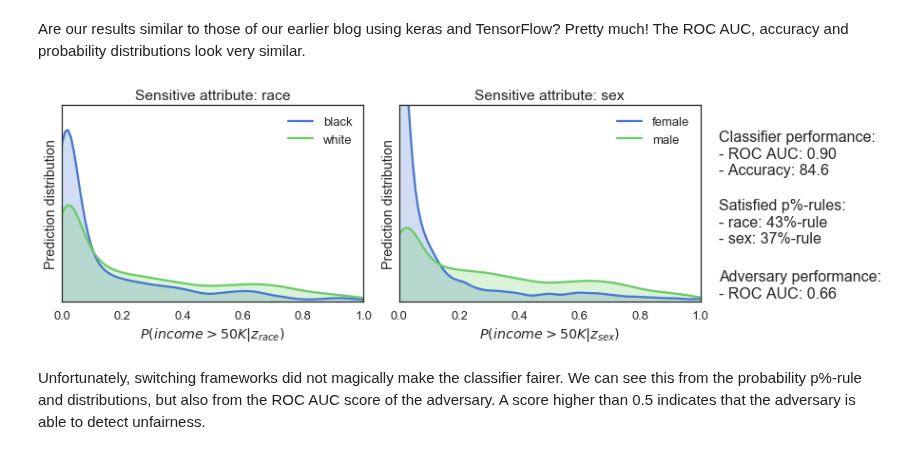
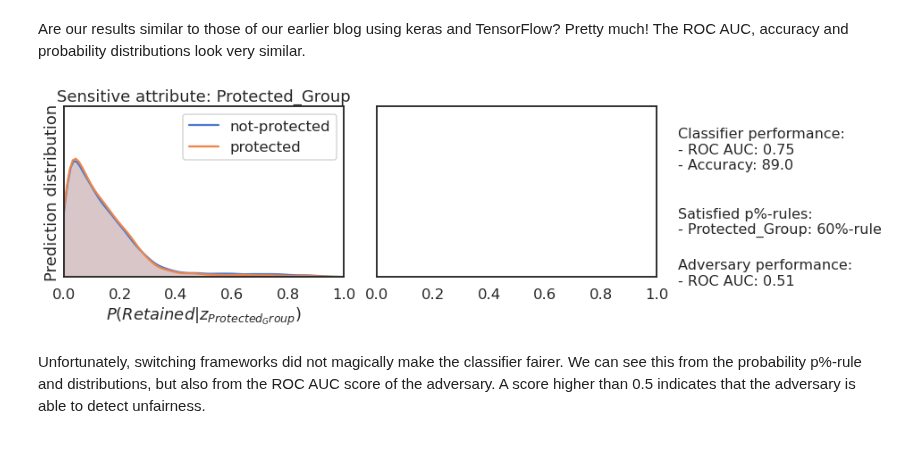
Before and after one commit to equialgo/fairness-in-ml, a Jupyter notebook: fairness-in-torch.ipynb, the cells around one changed output. Cells and saved outputs as stored; diff of their text form; code cells hidden in the pictures.

Commit message:
add initial siop work

```diff
--- a/fairness-in-torch.ipynb
+++ b/fairness-in-torch.ipynb
@@ -65,3 +65,6 @@ We have the following pandas DataFrames:
 - `X_train`, `X_test`: attributes used for prediction - like age and native country
 - `y_train`, `y_test`: target we want to predict - if someone makes more than 50K
 - `Z_train`, `Z_test`: sensitive attributes - race and color
+# %%
+input_data = (pd.read_csv('data/siop_2020/siop_2020_train_filled.csv', sep=r'\s*,\s*', engine='python'))
+print(len(input_data))
@@ -67,0 +73,16 @@ We have the following pandas DataFrames:
+# %%
+# sensitive attributes; we identify 'race' and 'sex' as sensitive attributes
+sensitive_attribs = ['Protected_Group']
+
+Z = (input_data.loc[:, sensitive_attribs])
+
+# targets; 1 when someone makes over 50k , otherwise 0
+y = (input_data['High_Performer'])
+
+# features; note that the 'target' and sentive attribute columns are dropped
+X = (input_data
+     .drop(columns=['UNIQUE_ID', 'Overall_Rating', 'Technical_Skills', 'Teamwork',
+                    'Customer_Service', 'Hire_Again', 'High_Performer', 'Protected_Group',
+                    'Retained', 'split']))
+
+X
@@ -67,0 +103,11 @@ We have the following pandas DataFrames:
+# %%
+list_category_features = [elem for elem in (list(X)) if not 'Time' in elem]
+
+for f in list_category_features:
+    X[f + '_Dummy'] = X[f].astype(str)
+
+list_dummy_features = [elem for elem in (list(X)) if elem.endswith('_Dummy')]
+df_get_dummies = X[list_dummy_features]
+df_dummies = pd.get_dummies(df_get_dummies, drop_first=True)
+X = X.join(df_dummies)
+X = X.loc[:, ~X.columns.str.endswith('Dummy')]
@@ -68,9 +159,4 @@ We have the following pandas DataFrames:
 # %%
-# HIDE
-
-# load ICU data set
-X, y, Z = load_ICU_data('data/adult.data')
-
 n_features = X.shape[1]
 n_sensitive = Z.shape[1]
 
@@ -259,18 +341,18 @@ The ROC AUC, accuracy and probability distributions look very similar.
 # %%
 # HIDE
 
 with torch.no_grad():
     pre_clf_test = clf(test_data.tensors[0])
     pre_adv_test = adv(pre_clf_test)
 
 
 y_pre_clf = pd.Series(pre_clf_test.data.numpy().ravel(),
                       index=y_test.index)
 y_pre_adv = pd.DataFrame(pre_adv_test.numpy(), columns=Z.columns)
-fig = plot_distributions(y_test, Z_test, y_pre_clf, y_pre_adv)
-fig.savefig('images/torch_biased_training.png')
+fig = plot_distribution(y_test, Z_test, y_pre_clf, y_pre_adv)
+fig.savefig('images/torch_biased_training_siop20.png')
 # %% [output]
-[figure, old version]
+[figure, new version]
 # %% [markdown]
 Unfortunately, switching frameworks did not magically make the classifier fairer.
 We can see this from the probability p%-rule and distributions, but also from the ROC AUC score of the adversary.
```
Also changed, not shown: parts of 10 cells of this notebook, 10 other files.
